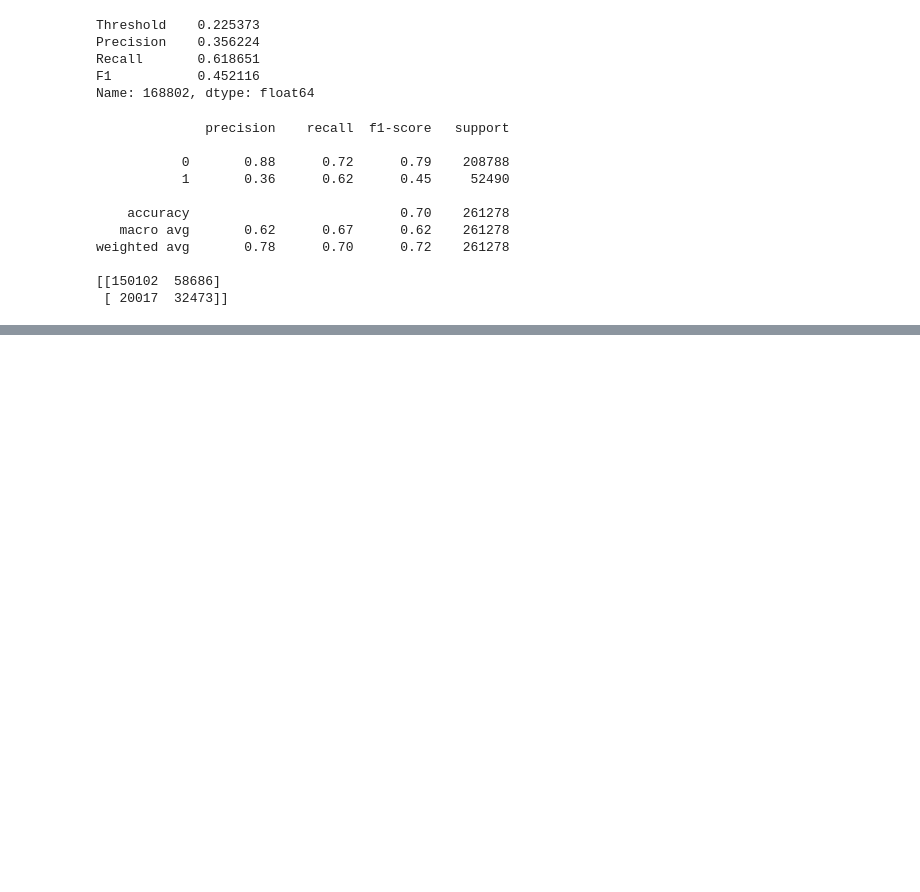
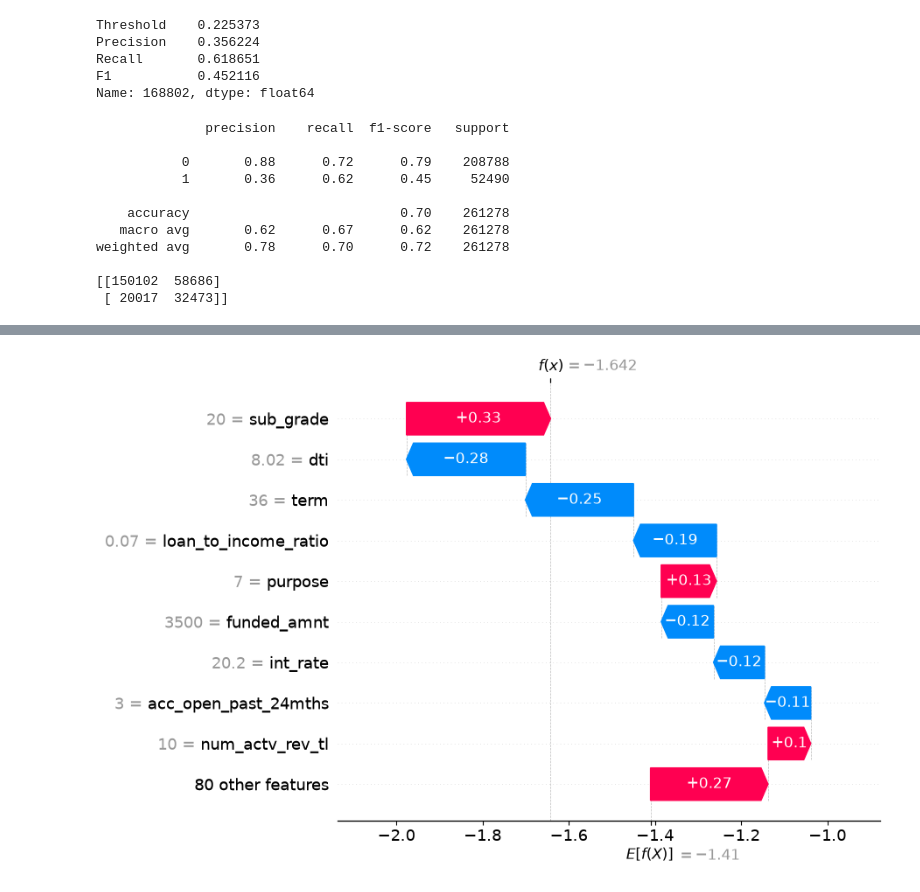
Before and after one commit to nx-manoj/loan-risk-platform, a Jupyter notebook: notebooks/03_model_training_evalution.ipynb, the cells around one changed output, grey strips where cells are left out. Drawn from its saved outputs; the diff is of its cells as text; code cells hidden in the pictures; blank space fills up the shorter version.

```diff
--- a/notebooks/03_model_training_evalution.ipynb
+++ b/notebooks/03_model_training_evalution.ipynb
@@ -757,0 +789,13 @@ OPTIMAL_THRESHOLD = float(best_threshold_value) #condiguration variable
+# %%
+loan_index = 10
+
+shap.plots.waterfall(
+    shap.Explanation(
+        values=shap_values[loan_index],
+        base_values=explainer.expected_value,
+        data=X_sample.iloc[loan_index],
+        feature_names=X_sample.columns
+    )
+)
+# %% [output]
+[figure, added]
```
Also changed, not shown: parts of 14 cells of this notebook, 1 other file.
